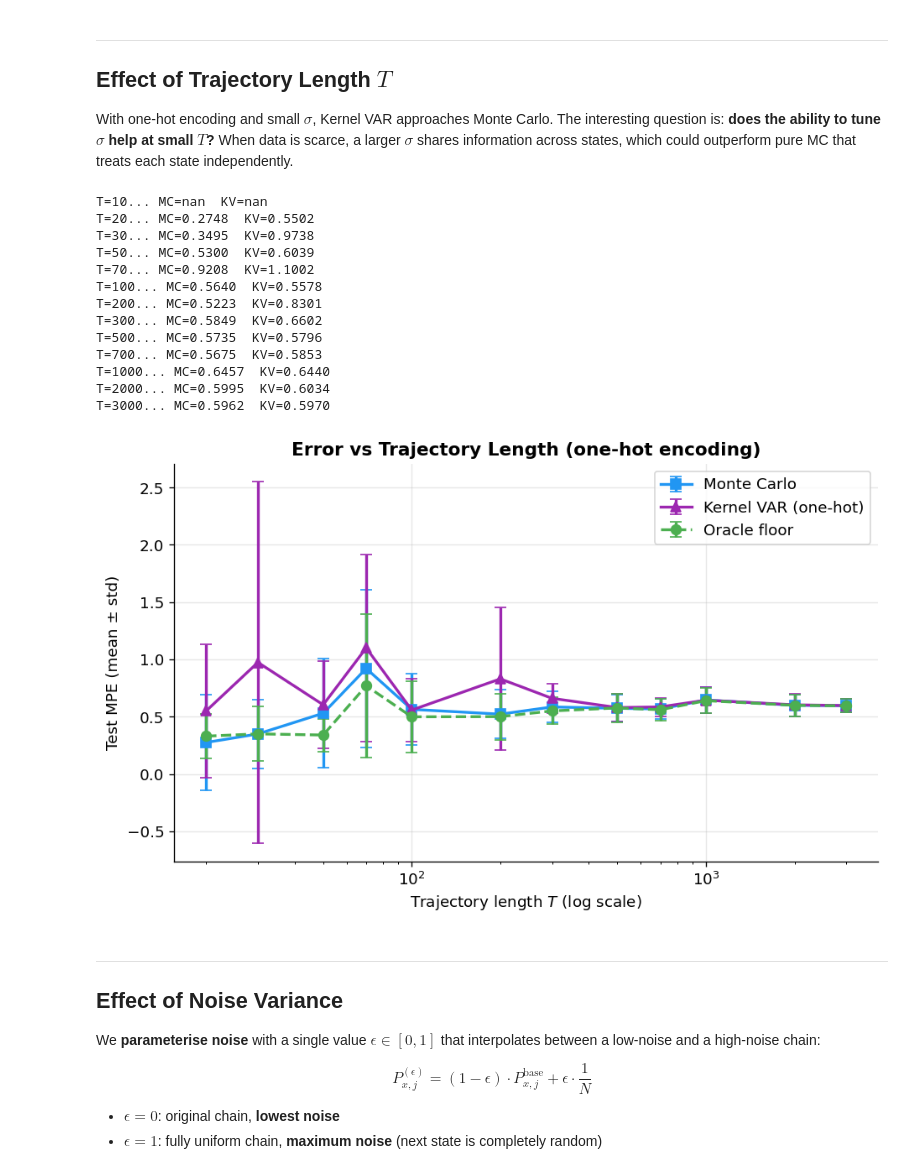
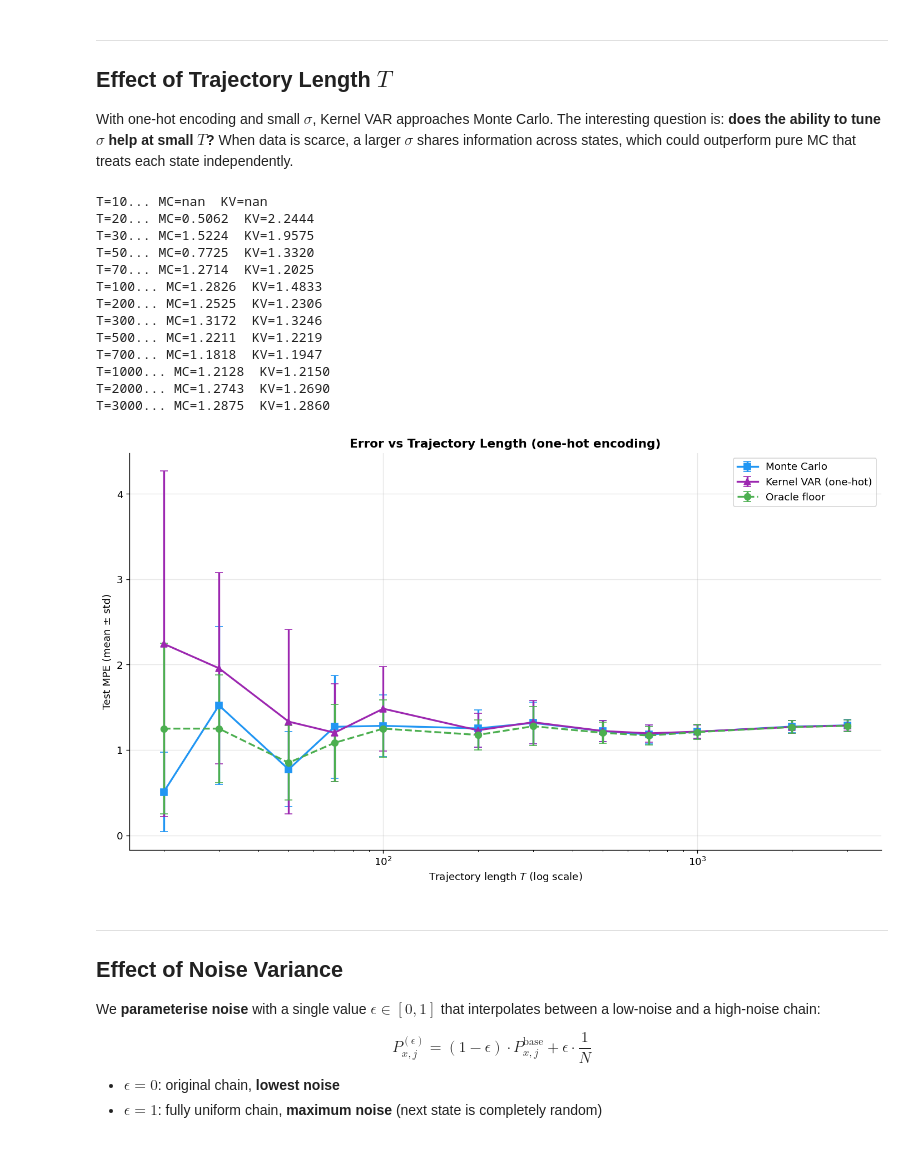
Before and after one commit to inkeaton/SPRL, a Jupyter notebook: main.ipynb, the cells around one changed output. Cells and saved outputs as stored; diff of their text form; code cells hidden in the pictures.

```diff
--- a/main.ipynb
+++ b/main.ipynb
@@ -398,6 +398,13 @@ PRESET_WALK = np.array([
     [0.45, 0.05, 0.45, 0.05],
 ])
 
+PRESET_RAND = np.array([
+    [0.25, 0.25, 0.25, 0.25],
+    [0.25, 0.25, 0.25, 0.25],
+    [0.25, 0.25, 0.25, 0.25],
+    [0.25, 0.25, 0.25, 0.25],
+])
+
 
 # Custom
 PRESET_CUSTOM = np.array([
@@ -441,7 +448,7 @@ for i in range(10):
             PRESET_10_STICKY[i, j] = remaining / 9
 # %%
 # Current Transition Matrix
-P_TRUE = PRESET_CLUSTERS
+P_TRUE = PRESET_RAND
 
 N_STATES = P_TRUE.shape[0]
 # %%
@@ -805,47 +812,47 @@ for T_val in T_VALUES:
           f"KV={np.nanmean(sweep[T_val]['kvar']):.4f}")
 # %% [output]
 T=10... MC=nan  KV=nan
-T=20... MC=0.2748  KV=0.5502
-T=30... MC=0.3495  KV=0.9738
-T=50... MC=0.5300  KV=0.6039
-T=70... MC=0.9208  KV=1.1002
-T=100... MC=0.5640  KV=0.5578
-T=200... MC=0.5223  KV=0.8301
-T=300... MC=0.5849  KV=0.6602
-T=500... MC=0.5735  KV=0.5796
-T=700... MC=0.5675  KV=0.5853
-T=1000... MC=0.6457  KV=0.6440
-T=2000... MC=0.5995  KV=0.6034
-T=3000... MC=0.5962  KV=0.5970
+T=20... MC=0.5062  KV=2.2444
+T=30... MC=1.5224  KV=1.9575
+T=50... MC=0.7725  KV=1.3320
+T=70... MC=1.2714  KV=1.2025
+T=100... MC=1.2826  KV=1.4833
+T=200... MC=1.2525  KV=1.2306
+T=300... MC=1.3172  KV=1.3246
+T=500... MC=1.2211  KV=1.2219
+T=700... MC=1.1818  KV=1.1947
+T=1000... MC=1.2128  KV=1.2150
+T=2000... MC=1.2743  KV=1.2690
+T=3000... MC=1.2875  KV=1.2860
 # %%
 mc_means   = [np.nanmean(sweep[T_val]['mc'])   for T_val in T_VALUES]
 kvar_means = [np.nanmean(sweep[T_val]['kvar'])  for T_val in T_VALUES]
 
 mc_stds    = [np.nanstd (sweep[T_val]['mc'])    for T_val in T_VALUES]
 kvar_stds  = [np.nanstd (sweep[T_val]['kvar'])  for T_val in T_VALUES]
 
 oracle_means = [np.nanmean(sweep[T_val]['oracle']) for T_val in T_VALUES]
 oracle_stds  = [np.nanstd (sweep[T_val]['oracle']) for T_val in T_VALUES]
 
 
 
-fig, ax = plt.subplots(figsize=(8, 5))
+fig, ax = plt.subplots(figsize=(12, 7))
 ax.errorbar(T_VALUES, mc_means,   yerr=mc_stds,   fmt='s-', color='#2196F3',
             label='Monte Carlo', capsize=4, linewidth=2, markersize=7)
 ax.errorbar(T_VALUES, kvar_means, yerr=kvar_stds, fmt='^-', color='#9C27B0',
             label='Kernel VAR (one-hot)', capsize=4, linewidth=2, markersize=7)
 ax.errorbar(T_VALUES, oracle_means, yerr=oracle_stds, fmt='o--', color='#4CAF50',
             label='Oracle floor', capsize=4, linewidth=2, markersize=7)
 ax.set_xscale('log')
 ax.set_xlabel('Trajectory length $T$ (log scale)')
 ax.set_ylabel('Test MPE (mean ± std)')
 ax.set_title('Error vs Trajectory Length (one-hot encoding)', fontweight='bold', fontsize=13)
 ax.legend(fontsize=11)
 ax.grid(True, alpha=0.3)
 plt.tight_layout()
 plt.show()
 # %% [output]
-[figure, old version]
+[figure, new version]
 # %% [markdown]
 ---
 ## Effect of Noise Variance
```
Also changed, not shown: parts of 15 cells of this notebook, 1 other file.
